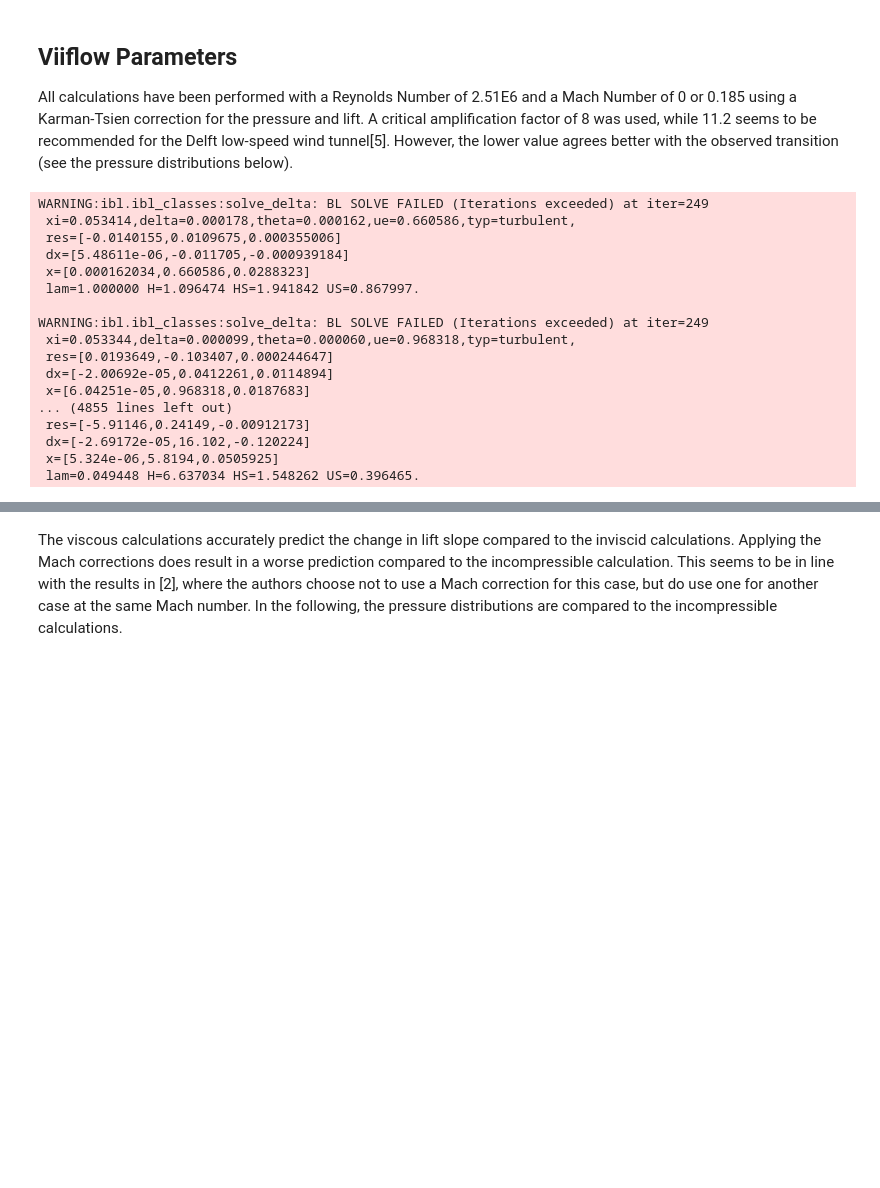
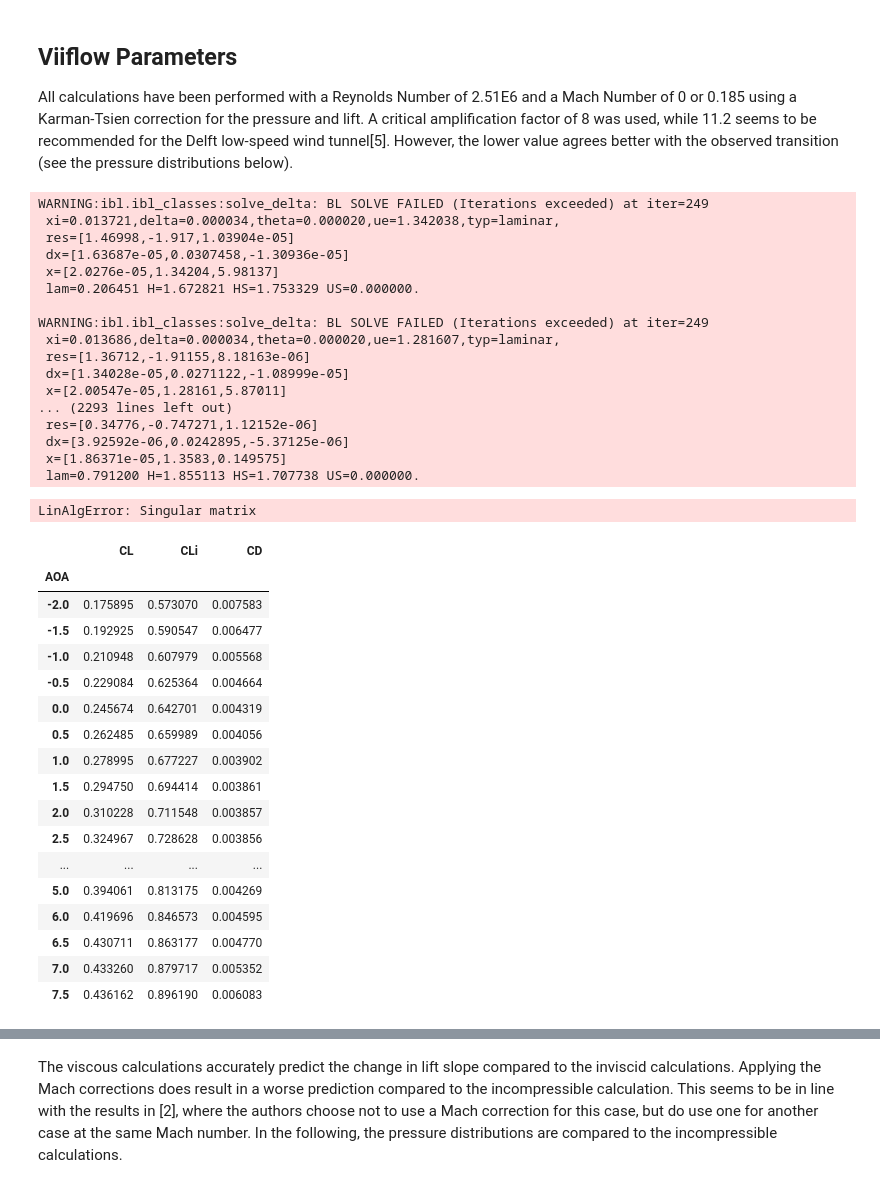
Before and after one commit to KikeM/high_lift, a Jupyter notebook: notebooks/multi-element.ipynb, the cells around one changed output, grey strips where cells are left out. Drawn from its saved outputs; the diff is of its cells as text; code cells hidden in the pictures; blank space fills up the shorter version.

```diff
--- a/notebooks/multi-element.ipynb
+++ b/notebooks/multi-element.ipynb
@@ -81,7 +81,7 @@ ncrit = 8
 Mach = 0.0
 AOArange = np.arange(start=-2, stop=17, step=0.5)
 
-setup = vf.setup(Re=RE, Ncrit=ncrit, Ma=Mach, Alpha=AOArange[0])
+setup = vf.setup(Re=RE, Ncrit=ncrit, Ma=Mach, Alpha=AOArange[0], Itermax=1000)
 setup.Silent = True  # Do not show information on convergence and iterations
 
 # RFOIL-type shear lag fits the measurement slightly better (lower maximum lift)
@@ -125,21 +125,43 @@ for mach in Mach_vec:
             #  print('AOA %2.2f CL %f'%(alpha,p.CL))
 # %% [output]
 WARNING:ibl.ibl_classes:solve_delta: BL SOLVE FAILED (Iterations exceeded) at iter=249
- xi=0.053414,delta=0.000178,theta=0.000162,ue=0.660586,typ=turbulent,
- res=[-0.0140155,0.0109675,0.000355006]
- dx=[5.48611e-06,-0.011705,-0.000939184]
- x=[0.000162034,0.660586,0.0288323]
- lam=1.000000 H=1.096474 HS=1.941842 US=0.867997.
+ xi=0.013721,delta=0.000034,theta=0.000020,ue=1.342038,typ=laminar,
+ res=[1.46998,-1.917,1.03904e-05]
+ dx=[1.63687e-05,0.0307458,-1.30936e-05]
+ x=[2.0276e-05,1.34204,5.98137]
+ lam=0.206451 H=1.672821 HS=1.753329 US=0.000000.
 
 WARNING:ibl.ibl_classes:solve_delta: BL SOLVE FAILED (Iterations exceeded) at iter=249
- xi=0.053344,delta=0.000099,theta=0.000060,ue=0.968318,typ=turbulent,
- res=[0.0193649,-0.103407,0.000244647]
- dx=[-2.00692e-05,0.0412261,0.0114894]
- x=[6.04251e-05,0.968318,0.0187683]
-... (4855 lines left out)
- res=[-5.91146,0.24149,-0.00912173]
- dx=[-2.69172e-05,16.102,-0.120224]
- x=[5.324e-06,5.8194,0.0505925]
- lam=0.049448 H=6.637034 HS=1.548262 US=0.396465.
+ xi=0.013686,delta=0.000034,theta=0.000020,ue=1.281607,typ=laminar,
+ res=[1.36712,-1.91155,8.18163e-06]
+ dx=[1.34028e-05,0.0271122,-1.08999e-05]
+ x=[2.00547e-05,1.28161,5.87011]
+... (2293 lines left out)
+ res=[0.34776,-0.747271,1.12152e-06]
+ dx=[3.92592e-06,0.0242895,-5.37125e-06]
+ x=[1.86371e-05,1.3583,0.149575]
+ lam=0.791200 H=1.855113 HS=1.707738 US=0.000000.
+LinAlgError: Singular matrix
+# %%
+pd.DataFrame(results[0]).set_index("AOA")
+# %% [output]
+|  | CL | CLi | CD |
+| AOA |  |  |  |
+| -2.0 | 0.175895 | 0.573070 | 0.007583 |
+| -1.5 | 0.192925 | 0.590547 | 0.006477 |
+| -1.0 | 0.210948 | 0.607979 | 0.005568 |
+| -0.5 | 0.229084 | 0.625364 | 0.004664 |
+| 0.0 | 0.245674 | 0.642701 | 0.004319 |
+| 0.5 | 0.262485 | 0.659989 | 0.004056 |
+| 1.0 | 0.278995 | 0.677227 | 0.003902 |
+| 1.5 | 0.294750 | 0.694414 | 0.003861 |
+| 2.0 | 0.310228 | 0.711548 | 0.003857 |
+| 2.5 | 0.324967 | 0.728628 | 0.003856 |
+| ... | ... | ... | ... |
+| 5.0 | 0.394061 | 0.813175 | 0.004269 |
+| 6.0 | 0.419696 | 0.846573 | 0.004595 |
+| 6.5 | 0.430711 | 0.863177 | 0.004770 |
+| 7.0 | 0.433260 | 0.879717 | 0.005352 |
+| 7.5 | 0.436162 | 0.896190 | 0.006083 |
 # %%
 pd.DataFrame(results[0]).set_index("AOA").plot(subplots=True, grid=True)
```
Also changed, not shown: parts of 4 cells of this notebook, 2 other files.
